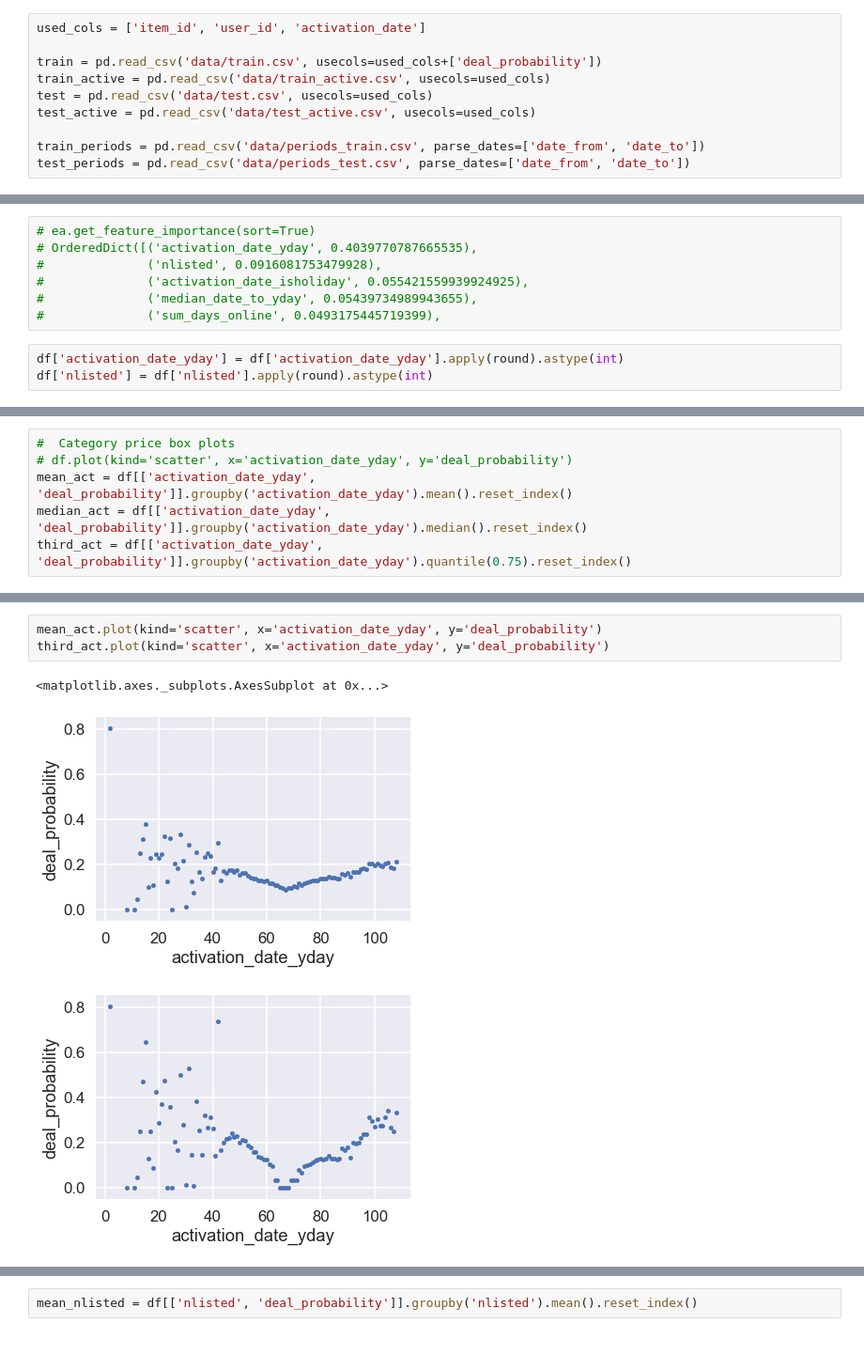
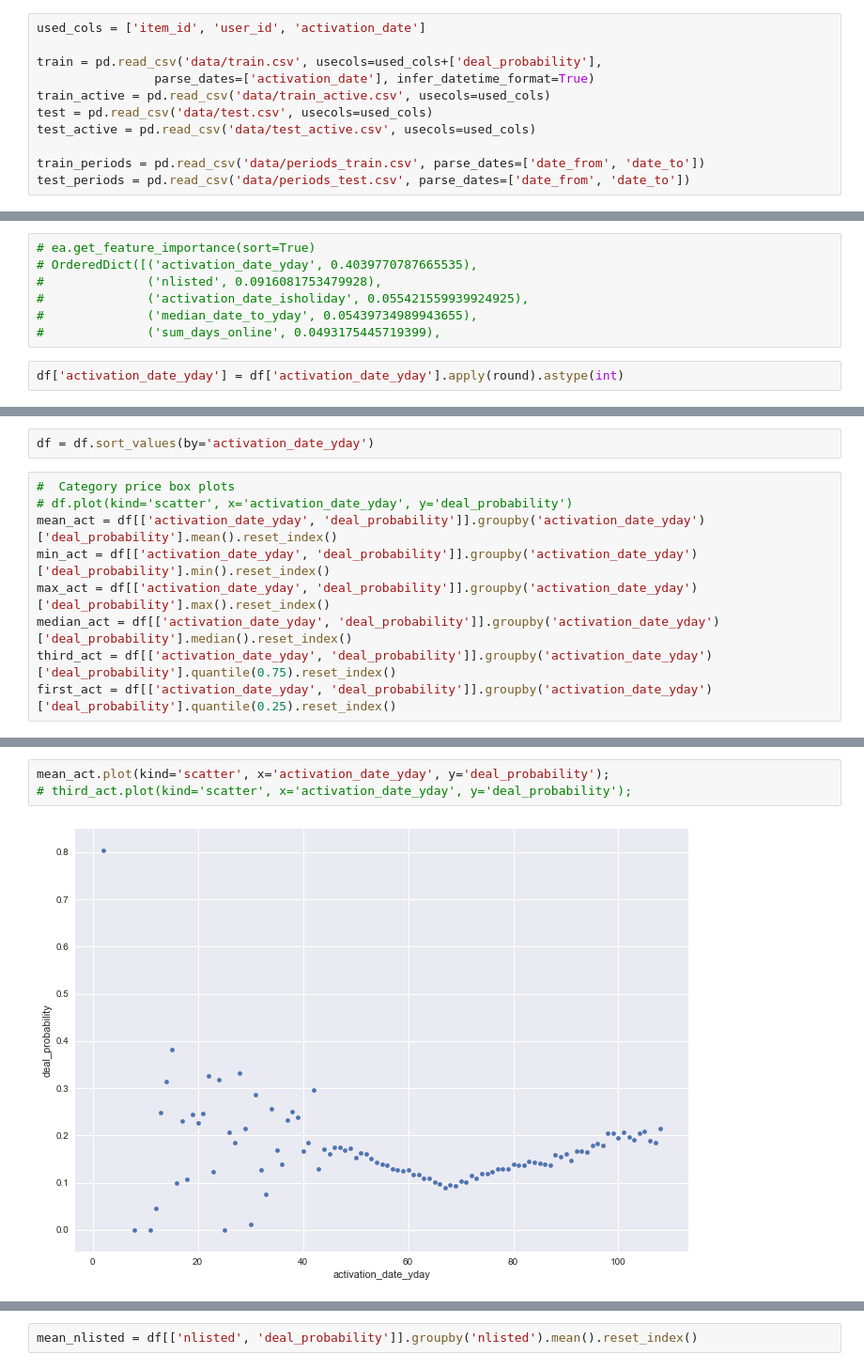
Before and after one commit to albalu/gdso-avito, a Jupyter notebook: visualize_periods.ipynb, the cells around one changed output, grey strips where cells are left out. Shown at 94% size. Drawn from its saved outputs; the diff is of its cells as text; blank space fills up the shorter version.

Commit message:
update visualize_periods

```diff
--- a/visualize_periods.ipynb
+++ b/visualize_periods.ipynb
@@ -24,7 +24,8 @@ all_samples = pd.read_csv('data/all_samples_no_nulls.csv',
 # %%
 used_cols = ['item_id', 'user_id', 'activation_date']
 
-train = pd.read_csv('data/train.csv', usecols=used_cols+['deal_probability'])
+train = pd.read_csv('data/train.csv', usecols=used_cols+['deal_probability'],
+                parse_dates=['activation_date'], infer_datetime_format=True)
 train_active = pd.read_csv('data/train_active.csv', usecols=used_cols)
 test = pd.read_csv('data/test.csv', usecols=used_cols)
 test_active = pd.read_csv('data/test_active.csv', usecols=used_cols)
@@ -104,4 +109,3 @@ df = df.dropna()
 #              ('sum_days_online', 0.0493175445719399),
 # %%
 df['activation_date_yday'] = df['activation_date_yday'].apply(round).astype(int)
-df['nlisted'] = df['nlisted'].apply(round).astype(int)
@@ -108,6 +126,11 @@ df['nlisted'] = df['nlisted'].apply(round).astype(int)
+# %%
+df = df.sort_values(by='activation_date_yday')
 # %%
 #  Category price box plots
 # df.plot(kind='scatter', x='activation_date_yday', y='deal_probability')
-mean_act = df[['activation_date_yday', 'deal_probability']].groupby('activation_date_yday').mean().reset_index()
-median_act = df[['activation_date_yday', 'deal_probability']].groupby('activation_date_yday').median().reset_index()
-third_act = df[['activation_date_yday', 'deal_probability']].groupby('activation_date_yday').quantile(0.75).reset_index()
+mean_act = df[['activation_date_yday', 'deal_probability']].groupby('activation_date_yday')['deal_probability'].mean().reset_index()
+min_act = df[['activation_date_yday', 'deal_probability']].groupby('activation_date_yday')['deal_probability'].min().reset_index()
+max_act = df[['activation_date_yday', 'deal_probability']].groupby('activation_date_yday')['deal_probability'].max().reset_index()
+median_act = df[['activation_date_yday', 'deal_probability']].groupby('activation_date_yday')['deal_probability'].median().reset_index()
+third_act = df[['activation_date_yday', 'deal_probability']].groupby('activation_date_yday')['deal_probability'].quantile(0.75).reset_index()
+first_act = df[['activation_date_yday', 'deal_probability']].groupby('activation_date_yday')['deal_probability'].quantile(0.25).reset_index()
@@ -130,7 +137,5 @@ temp.plot()
 # %%
-mean_act.plot(kind='scatter', x='activation_date_yday', y='deal_probability')
-third_act.plot(kind='scatter', x='activation_date_yday', y='deal_probability')
+mean_act.plot(kind='scatter', x='activation_date_yday', y='deal_probability');
+# third_act.plot(kind='scatter', x='activation_date_yday', y='deal_probability');
 # %% [output]
-<matplotlib.axes._subplots.AxesSubplot at 0x...>
-[figure, old version]
+[figure, new version]
-[figure, removed]
```
Also changed, not shown: parts of 23 cells of this notebook.
